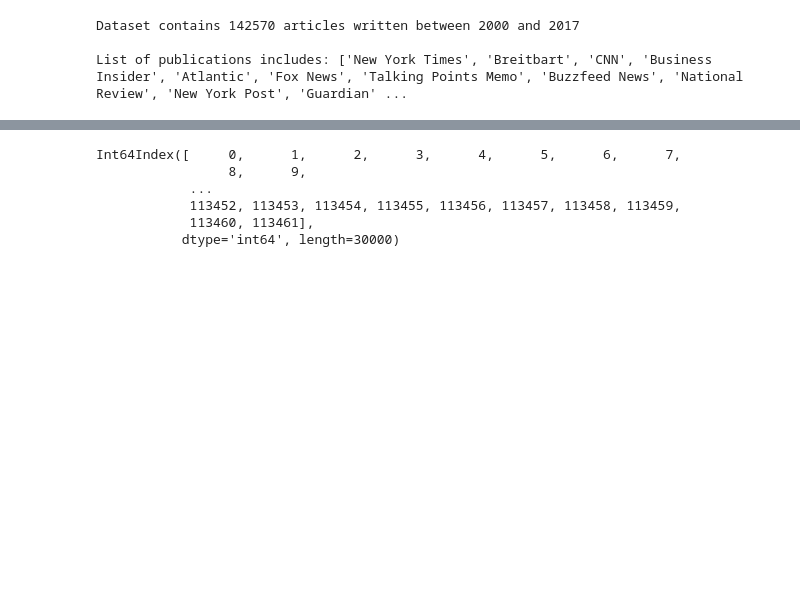
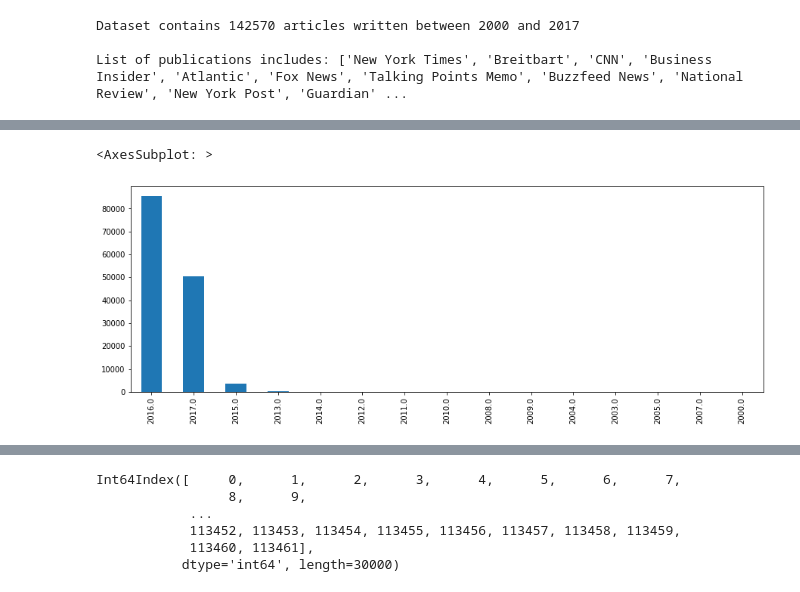
Before and after one commit to ValRCS/Digital_Discourse_ETH713_Fall_2020, a Jupyter notebook: analysis/news_outlets_climate_change.ipynb, the cells around one changed output, grey strips where cells are left out. Drawn from its saved outputs; the diff is of its cells as text; code cells hidden in the pictures; blank space fills up the shorter version.

```diff
--- a/analysis/news_outlets_climate_change.ipynb
+++ b/analysis/news_outlets_climate_change.ipynb
@@ -89,0 +135,8 @@ List of publications includes: ['New York Times', 'Breitbart', 'CNN', 'Business
+# %%
+# lets plot the distribution of articles by year
+# we can use value_counts
+# pandas offers a plot method
+articles['year'].value_counts().plot(kind='bar',figsize=(15,5))
+# %% [output]
+<AxesSubplot: >
+[figure, added]
```
Also changed, not shown: parts of 34 cells of this notebook.
